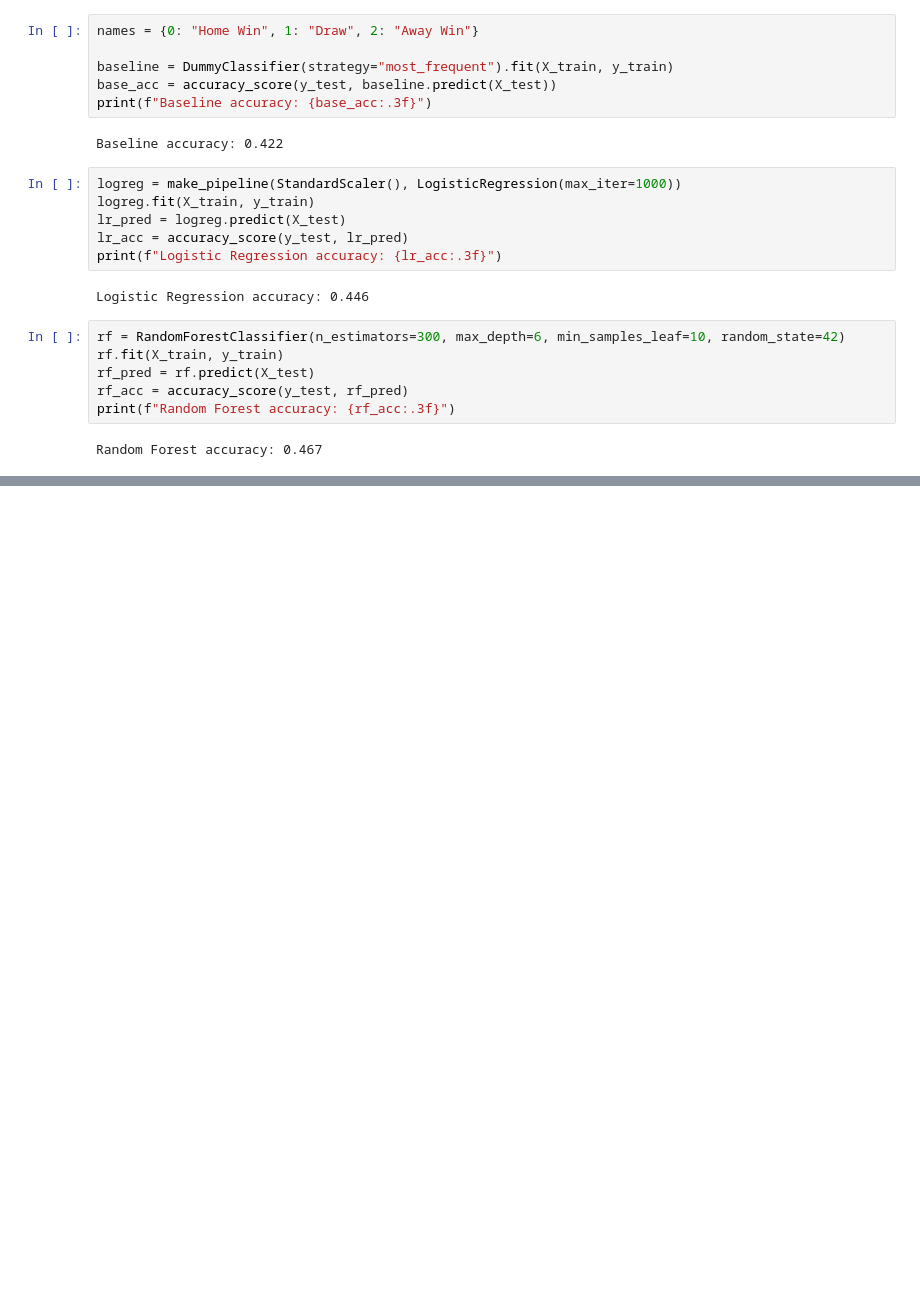
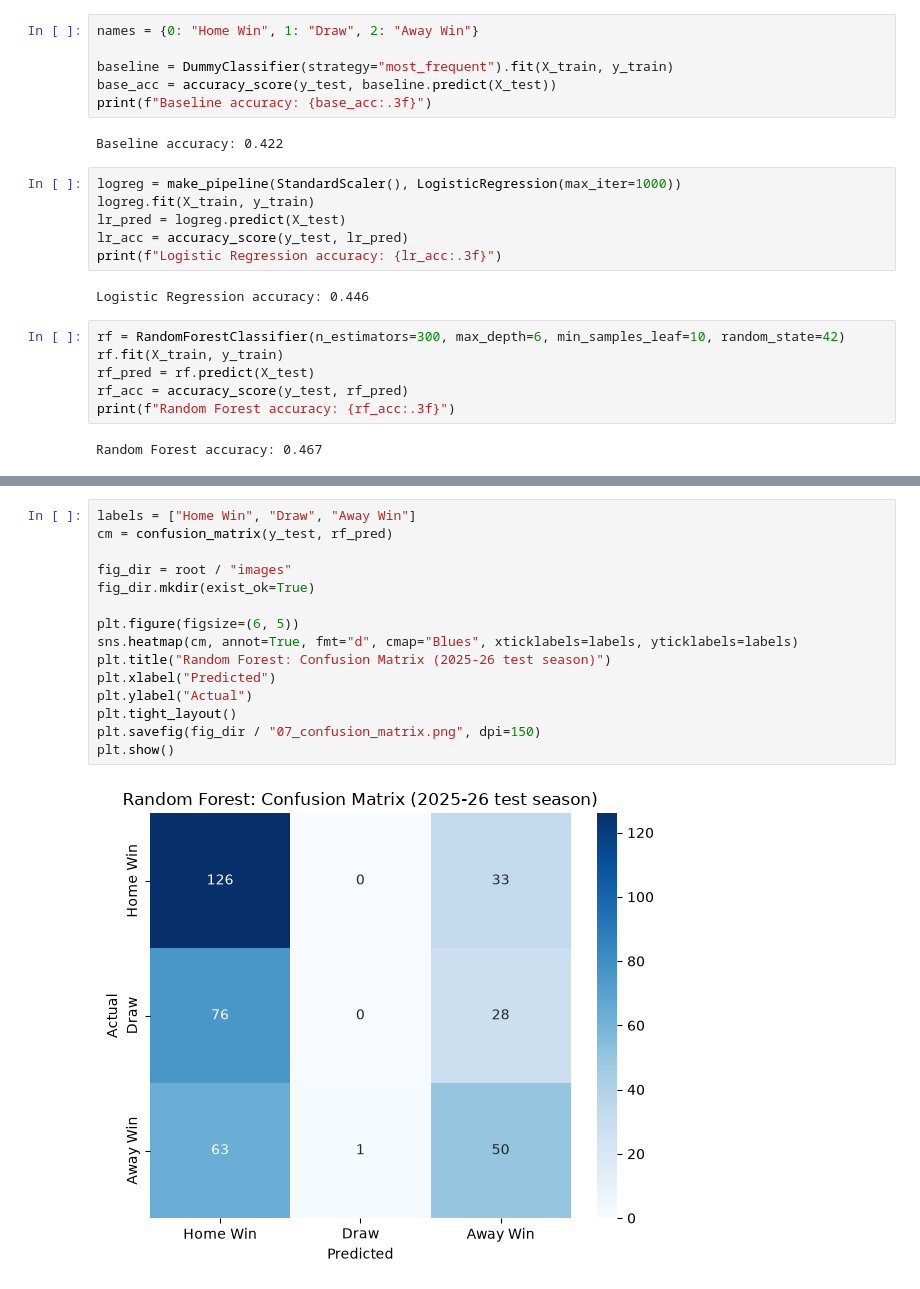
Before and after one commit to s17hann/football-analysis, a Jupyter notebook: notebooks/05_modeling.ipynb, the cells around one changed output, grey strips where cells are left out. Saved outputs shown, nothing was run; the diff lists cells and outputs as text; blank space fills up the shorter version.

Commit message:
Evaluation: add classification report, confusion matrix and feature importance

```diff
--- a/notebooks/05_modeling.ipynb
+++ b/notebooks/05_modeling.ipynb
@@ -56,0 +71,17 @@ Random Forest accuracy: 0.467
+# %%
+labels = ["Home Win", "Draw", "Away Win"]
+cm = confusion_matrix(y_test, rf_pred)
+
+fig_dir = root / "images"
+fig_dir.mkdir(exist_ok=True)
+
+plt.figure(figsize=(6, 5))
+sns.heatmap(cm, annot=True, fmt="d", cmap="Blues", xticklabels=labels, yticklabels=labels)
+plt.title("Random Forest: Confusion Matrix (2025-26 test season)")
+plt.xlabel("Predicted")
+plt.ylabel("Actual")
+plt.tight_layout()
+plt.savefig(fig_dir / "07_confusion_matrix.png", dpi=150)
+plt.show()
+# %% [output]
+[figure, added]
```
Also changed, not shown: parts of 2 cells of this notebook.
